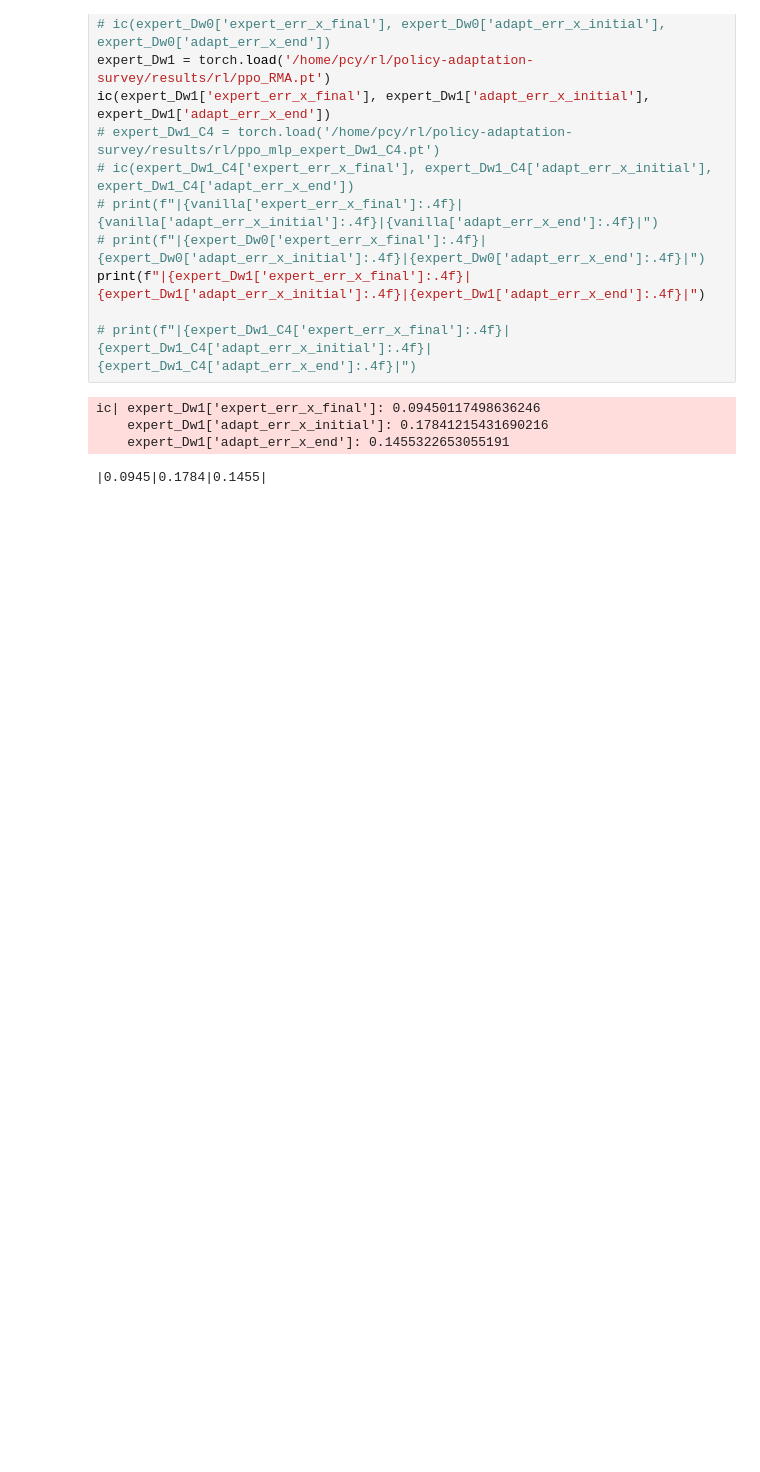
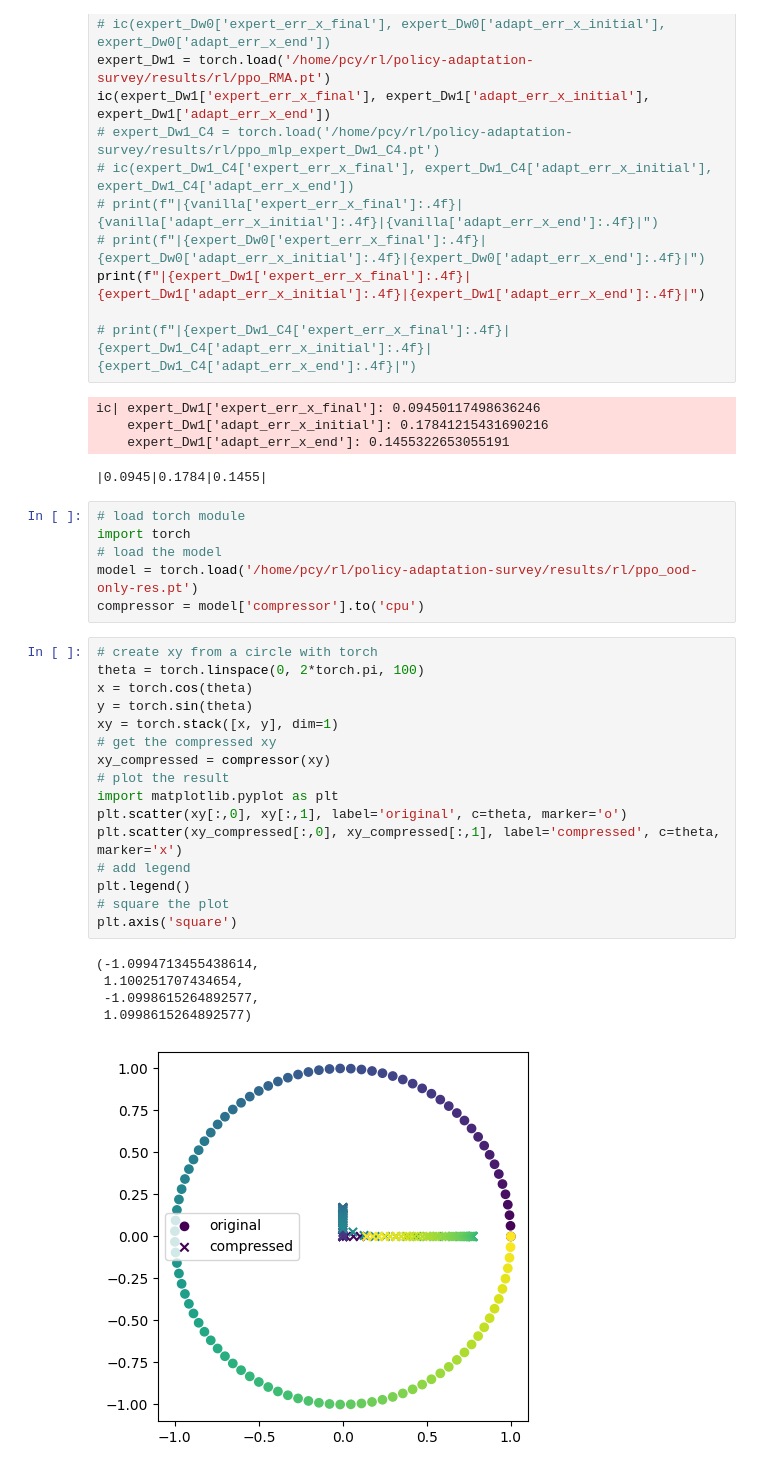
Before and after one commit to jc-bao/policy-adaptation-survey, a Jupyter notebook: adaptive_control_gym/utils/plot.ipynb, the cells around one changed output. Saved outputs shown, nothing was run; the diff lists cells and outputs as text; blank space fills up the shorter version.

Commit message:
add compresor visualizer

```diff
--- a/adaptive_control_gym/utils/plot.ipynb
+++ b/adaptive_control_gym/utils/plot.ipynb
@@ -59,3 +59,31 @@ ic| expert_Dw1['expert_err_x_final']: 0.09450117498636246
     expert_Dw1['adapt_err_x_initial']: 0.17841215431690216
     expert_Dw1['adapt_err_x_end']: 0.1455322653055191
 |0.0945|0.1784|0.1455|
+# %%
+# load torch module
+import torch
+# load the model
+model = torch.load('/home/pcy/rl/policy-adaptation-survey/results/rl/ppo_ood-only-res.pt')
+compressor = model['compressor'].to('cpu')
+# %%
+# create xy from a circle with torch
+theta = torch.linspace(0, 2*torch.pi, 100)
+x = torch.cos(theta)
+y = torch.sin(theta)
+xy = torch.stack([x, y], dim=1)
+# get the compressed xy
+xy_compressed = compressor(xy)
+# plot the result
+import matplotlib.pyplot as plt
+plt.scatter(xy[:,0], xy[:,1], label='original', c=theta, marker='o')
+plt.scatter(xy_compressed[:,0], xy_compressed[:,1], label='compressed', c=theta, marker='x')
+# add legend
+plt.legend()
+# square the plot
+plt.axis('square')
+# %% [output]
+(-1.0994713455438614,
+ 1.100251707434654,
+ -1.0998615264892577,
+ 1.0998615264892577)
+[figure, added]
```
Also changed, not shown: 1 other file.
